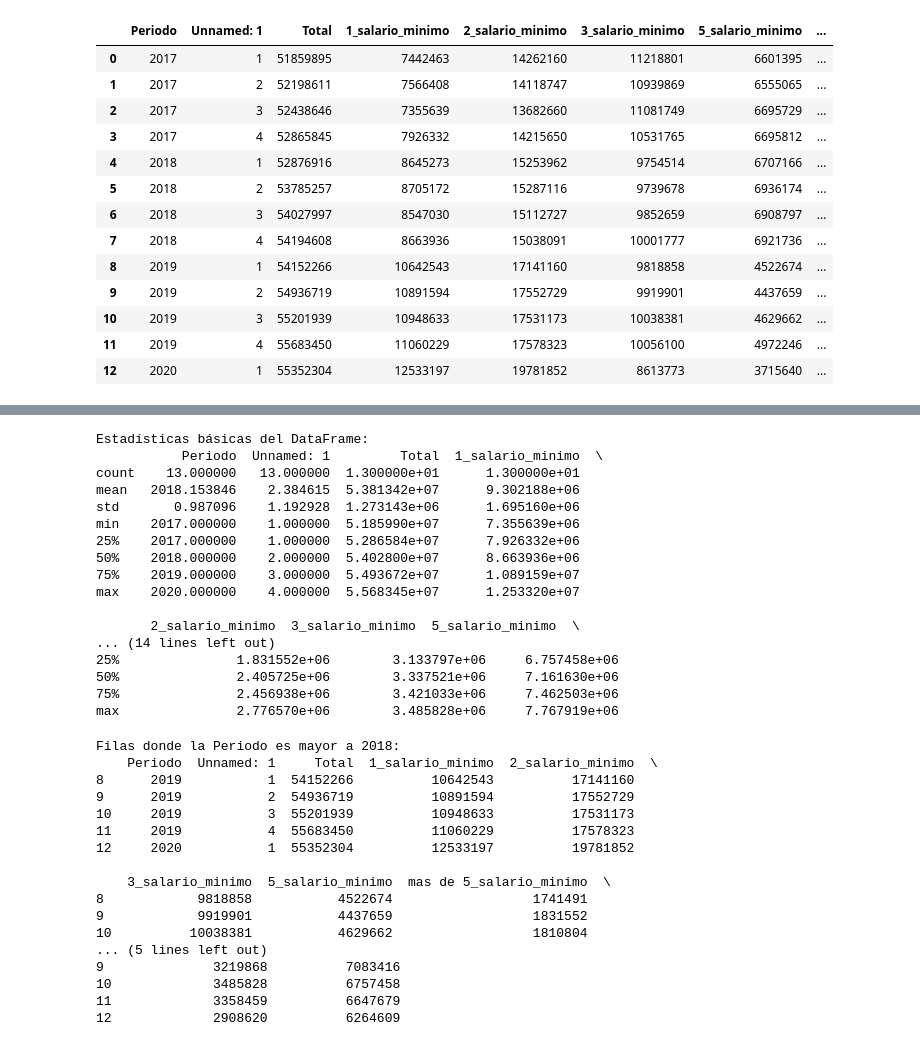
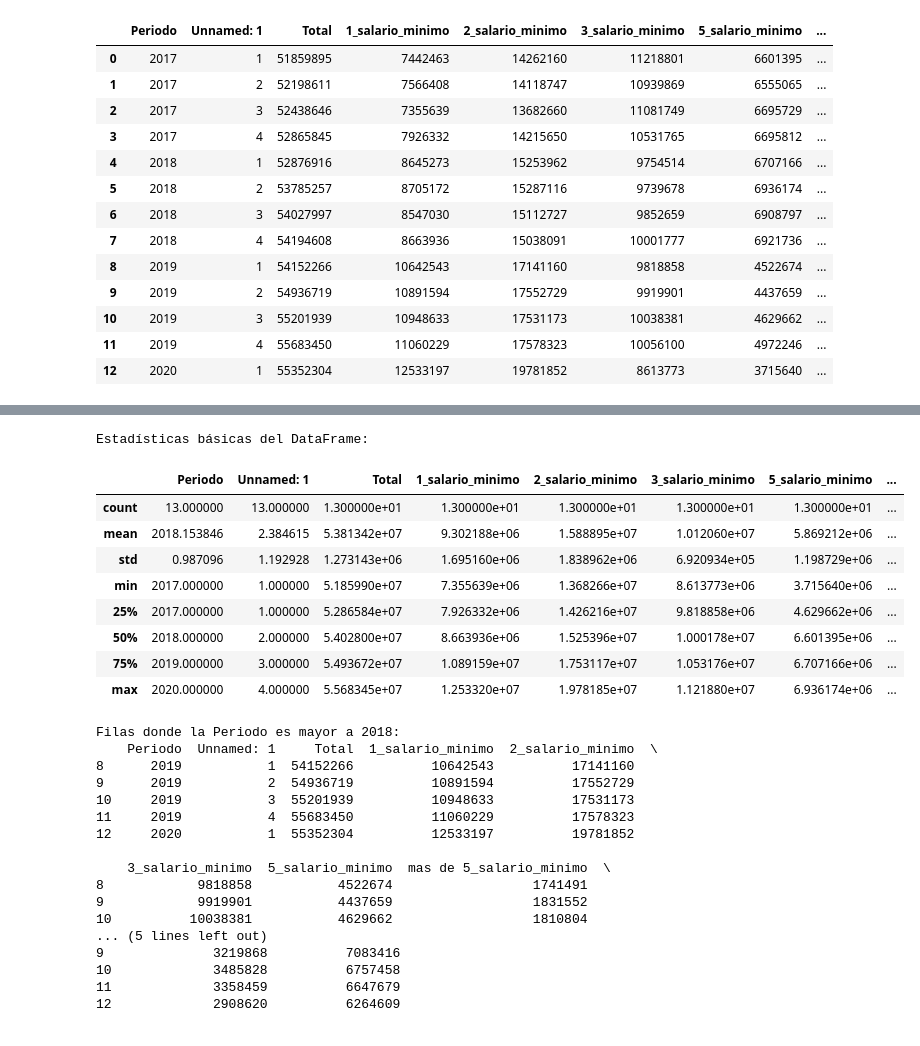
Before and after one commit to CarlosDavidRosales/ExamenCDBColab, a Jupyter notebook: Examen.ipynb, the cells around one changed output, grey strips where cells are left out. Cells and saved outputs as stored; diff of their text form; code cells hidden in the pictures.

```diff
--- a/Examen.ipynb
+++ b/Examen.ipynb
@@ -98,26 +84,18 @@ print()
 # %%
 # @title Estadistica de daframe
 print("\nEstadísticas básicas del DataFrame:")
-
-print()
+df.describe()
 # %% [output]
 Estadísticas básicas del DataFrame:
-           Periodo  Unnamed: 1         Total  1_salario_minimo  \
-count    13.000000   13.000000  1.300000e+01      1.300000e+01
-mean   2018.153846    2.384615  5.381342e+07      9.302188e+06
-std       0.987096    1.192928  1.273143e+06      1.695160e+06
-min    2017.000000    1.000000  5.185990e+07      7.355639e+06
-25%    2017.000000    1.000000  5.286584e+07      7.926332e+06
-50%    2018.000000    2.000000  5.402800e+07      8.663936e+06
-75%    2019.000000    3.000000  5.493672e+07      1.089159e+07
-max    2020.000000    4.000000  5.568345e+07      1.253320e+07
-
-       2_salario_minimo  3_salario_minimo  5_salario_minimo  \
-... (14 lines left out)
-25%               1.831552e+06        3.133797e+06     6.757458e+06
-50%               2.405725e+06        3.337521e+06     7.161630e+06
-75%               2.456938e+06        3.421033e+06     7.462503e+06
-max               2.776570e+06        3.485828e+06     7.767919e+06
+|  | Periodo | Unnamed: 1 | Total | 1_salario_minimo | 2_salario_minimo | 3_salario_minimo | 5_salario_minimo | ... |
+| count | 13.000000 | 13.000000 | 1.300000e+01 | 1.300000e+01 | 1.300000e+01 | 1.300000e+01 | 1.300000e+01 | ... |
+| mean | 2018.153846 | 2.384615 | 5.381342e+07 | 9.302188e+06 | 1.588895e+07 | 1.012060e+07 | 5.869212e+06 | ... |
+| std | 0.987096 | 1.192928 | 1.273143e+06 | 1.695160e+06 | 1.838962e+06 | 6.920934e+05 | 1.198729e+06 | ... |
+| min | 2017.000000 | 1.000000 | 5.185990e+07 | 7.355639e+06 | 1.368266e+07 | 8.613773e+06 | 3.715640e+06 | ... |
+| 25% | 2017.000000 | 1.000000 | 5.286584e+07 | 7.926332e+06 | 1.426216e+07 | 9.818858e+06 | 4.629662e+06 | ... |
+| 50% | 2018.000000 | 2.000000 | 5.402800e+07 | 8.663936e+06 | 1.525396e+07 | 1.000178e+07 | 6.601395e+06 | ... |
+| 75% | 2019.000000 | 3.000000 | 5.493672e+07 | 1.089159e+07 | 1.753117e+07 | 1.053176e+07 | 6.707166e+06 | ... |
+| max | 2020.000000 | 4.000000 | 5.568345e+07 | 1.253320e+07 | 1.978185e+07 | 1.121880e+07 | 6.936174e+06 | ... |
 # %%
 # @title Filtro y seleciona datos
 # @markdown Seleciona los datos de la columna periodo mayor a 2018
```
Also changed, not shown: parts of 10 cells of this notebook.
